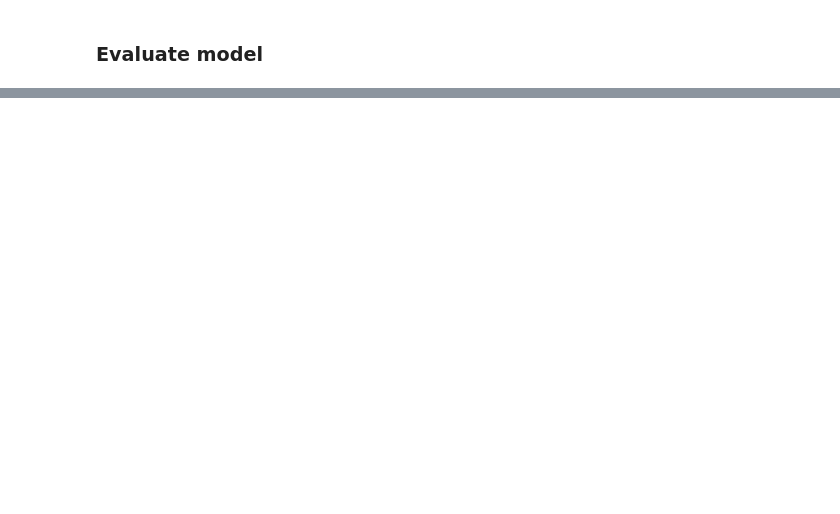
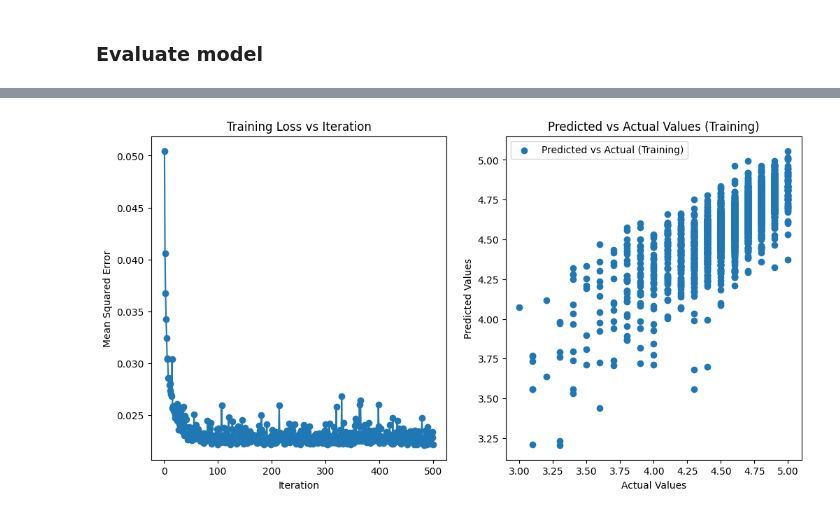
Before and after one commit to dagngyen/hcmus_23-24_coursesra-courses-analysis, a Jupyter notebook: Phase 2: Building model/linear..ipynb, the cells around one changed output, grey strips where cells are left out. Drawn from its saved outputs; the diff is of its cells as text; code cells hidden in the pictures; blank space fills up the shorter version.

```diff
--- a/Phase 2: Building model/linear..ipynb
+++ b/Phase 2: Building model/linear..ipynb
@@ -142,0 +187,72 @@ R-squared on Test Set: 0.40870376291954424
+# %%
+import numpy as np
+import matplotlib.pyplot as plt
+from sklearn.linear_model import SGDRegressor
+from sklearn.metrics import mean_squared_error
+from sklearn.model_selection import train_test_split
+from sklearn.preprocessing import StandardScaler
+from sklearn.compose import ColumnTransformer
+from sklearn.pipeline import Pipeline
+from sklearn.impute import SimpleImputer
+
+numeric_transformer = Pipeline(steps=[
+    ('imputer', SimpleImputer(strategy='mean')),
+    ('scaler', StandardScaler())
+])
+
+# Apply transformations based on data types
+preprocessor = ColumnTransformer(
+    transformers=[
+        ('num', numeric_transformer, numerical_features),
+        ('cat', categorical_transformer, categorical_features)
+    ])
+
+# Fit and transform the entire training set
+X_train_preprocessed = preprocessor.fit_transform(X_train)
+
+param = {
+    'alpha': 0.001,
+    'learning_rate': 'adaptive',
+    'max_iter': 500
+}
+
+sgd_model = SGDRegressor(**param)
+
+# Lists to store training loss and predictions for plotting
+training_loss_per_iter = []
+y_train_preds = []
+y_test_preds = []
+
+# Training loop
+for i in range(param['max_iter']):
+    sgd_model.partial_fit(X_train_preprocessed, y_train)
+    y_train_pred = sgd_model.predict(X_train_preprocessed)
+    y_test_pred = sgd_model.predict(preprocessor.transform(X_test))  # Transform the test set
+
+    # Calculate MSE for training set
+    mse_train = mean_squared_error(y_train, y_train_pred)
+    training_loss_per_iter.append(mse_train)
+
+    # Append predictions for later plotting
+    y_train_preds.append(y_train_pred)
+    y_test_preds.append(y_test_pred)
+
+# Plot the training loss over iterations
+plt.figure(figsize=(12, 6))
+
+plt.subplot(1, 2, 1)
+plt.plot(range(1, param['max_iter'] + 1), training_loss_per_iter, marker='o')
+plt.title('Training Loss vs Iteration')
+plt.xlabel('Iteration')
+plt.ylabel('Mean Squared Error')
+
+# Plot predicted vs actual values for training set
+plt.subplot(1, 2, 2)
+plt.scatter(y_train, y_train_preds[-1], label='Predicted vs Actual (Training)')
+plt.xlabel('Actual Values')
+plt.ylabel('Predicted Values')
+plt.title('Predicted vs Actual Values (Training)')
+plt.legend()
+plt.show()
+# %% [output]
+[figure, added]
```
Also changed, not shown: parts of 8 cells of this notebook, 2 other files.
